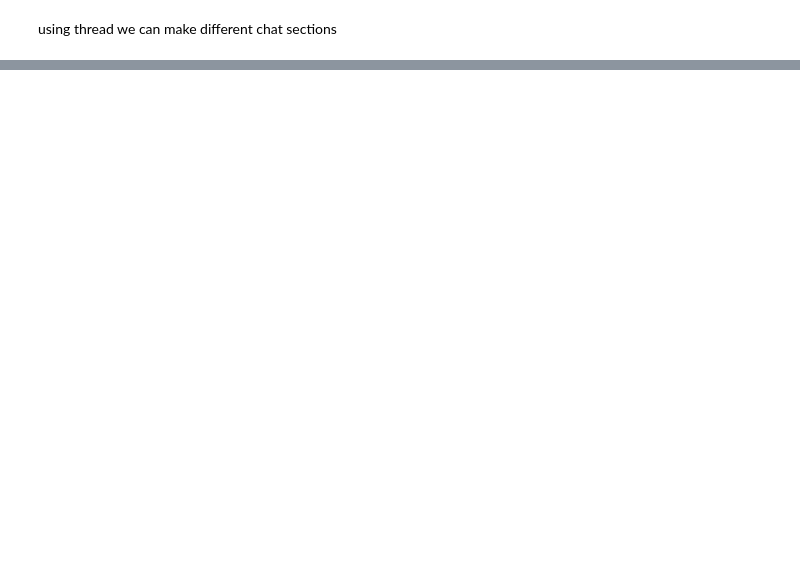
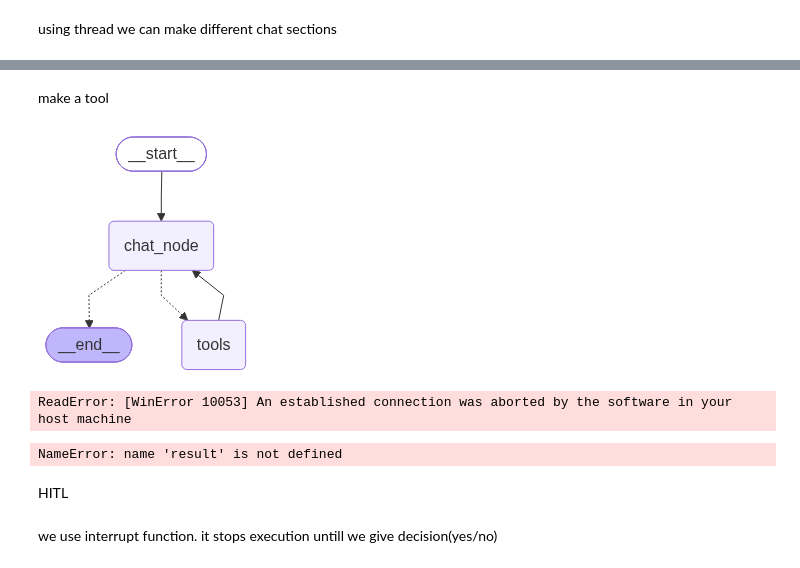
Before and after one commit to AshutoshTiwari0/GENAI-LLMS-AGENTIC, a Jupyter notebook: LangGraph/Agentic AI Chatbot/chatbot_workflow.ipynb, the cells around one changed output, grey strips where cells are left out. Saved outputs shown, nothing was run; the diff lists cells and outputs as text; code cells hidden in the pictures; blank space fills up the shorter version.

Commit message:
HITL

```diff
--- a/LangGraph/Agentic AI Chatbot/chatbot_workflow.ipynb
+++ b/LangGraph/Agentic AI Chatbot/chatbot_workflow.ipynb
@@ -91,0 +525,2 @@ StateSnapshot(values={'messages': [HumanMessage(content='hi', additional_kwargs=
+# %%
+retriever = vector_store.as_retriever(search_type='similarity', search_kwargs={'k':4})
@@ -91,0 +535,2 @@ StateSnapshot(values={'messages': [HumanMessage(content='hi', additional_kwargs=
+# %% [markdown]
+make a tool
@@ -91,0 +569,32 @@ StateSnapshot(values={'messages': [HumanMessage(content='hi', additional_kwargs=
+# %%
+tools = [rag_tool]
+llm_with_tools = llm.bind_tools(tools)
+# %%
+class ChatState(TypedDict):
+    messages: Annotated[list[BaseMessage], add_messages]
+# %%
+
+# graph nodes
+def chat_node(state: ChatState):
+    """LLM node that may answer or request a tool call."""
+    messages = state['messages']
+    response = llm_with_tools.invoke(messages)
+    return {"messages": [response]}
+
+tool_node = ToolNode(tools)  # Executes tool calls
+# %%
+# graph structure
+graph = StateGraph(ChatState)
+graph.add_node("chat_node", chat_node)
+graph.add_node("tools", tool_node)
+graph.add_edge(START, "chat_node")
+
+# If the LLM asked for a tool, go to ToolNode; else finish
+graph.add_conditional_edges("chat_node", tools_condition)
+
+graph.add_edge("tools", "chat_node")
+chatbot = graph.compile()
+
+chatbot
+# %% [output]
+[figure, added]
@@ -91,0 +607,14 @@ StateSnapshot(values={'messages': [HumanMessage(content='hi', additional_kwargs=
+# %%
+result = chatbot.invoke({"messages": [HumanMessage(content="Using the pdf notes, explain about ML Algorithms useful for hepatitis prediction in a concise way")]})
+
+print(result["messages"][-1].content)
+# %% [output]
+ReadError: [WinError 10053] An established connection was aborted by the software in your host machine
+# %%
+print(result["messages"][-1].content[0]["text"])
+# %% [output]
+NameError: name 'result' is not defined
+# %% [markdown]
+HITL
+# %% [markdown]
+we use interrupt function. it stops execution untill we give decision(yes/no)
```
Also changed, not shown: parts of 70 cells of this notebook, 6 other files.
